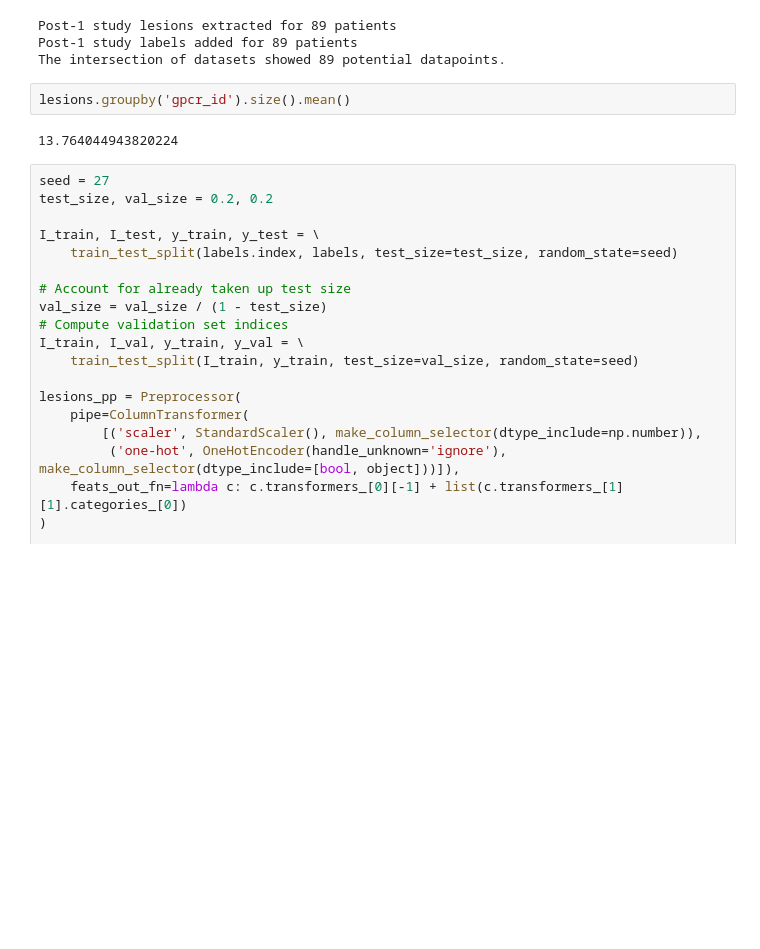
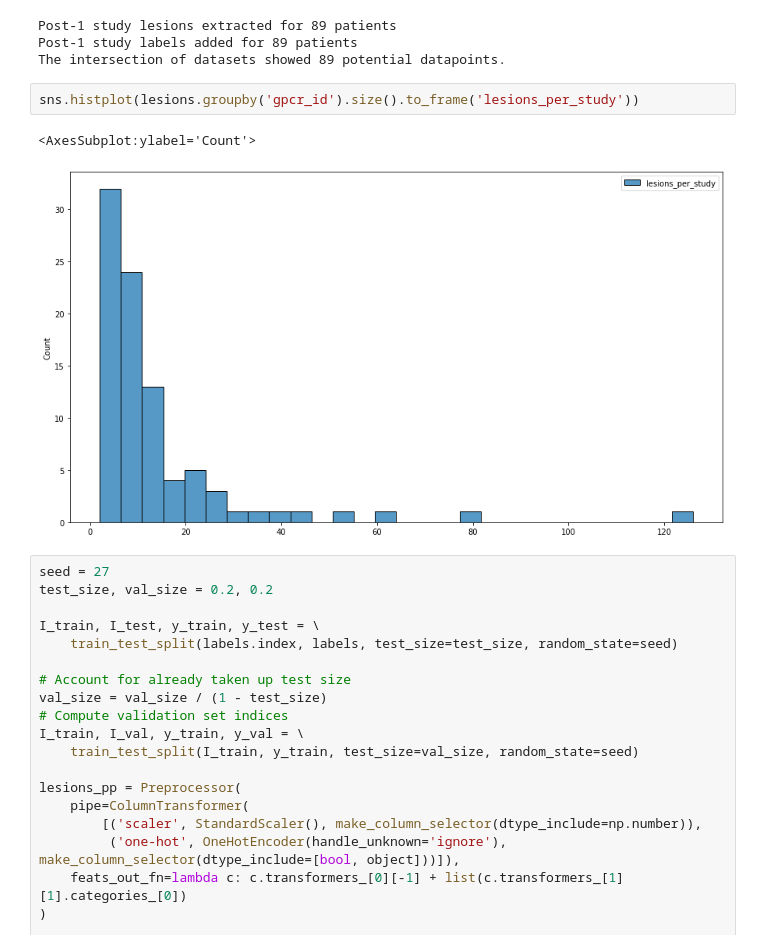
Before and after one commit to arnauddhaene/graphmel, a Jupyter notebook: notebooks/preprocess.ipynb, the cells around one changed output. Cells and saved outputs as stored; diff of their text form; blank space fills up the shorter version.

```diff
--- a/notebooks/preprocess.ipynb
+++ b/notebooks/preprocess.ipynb
@@ -60,9 +44,10 @@ Post-1 study lesions extracted for 89 patients
 Post-1 study labels added for 89 patients
 The intersection of datasets showed 89 potential datapoints.
 # %%
-lesions.groupby('gpcr_id').size().mean()
+sns.histplot(lesions.groupby('gpcr_id').size().to_frame('lesions_per_study'))
 # %% [output]
-13.764044943820224
+<AxesSubplot:ylabel='Count'>
+[figure, added]
 # %%
 seed = 27
 test_size, val_size = 0.2, 0.2
```
Also changed, not shown: parts of 1 cell of this notebook, 4 other files.
